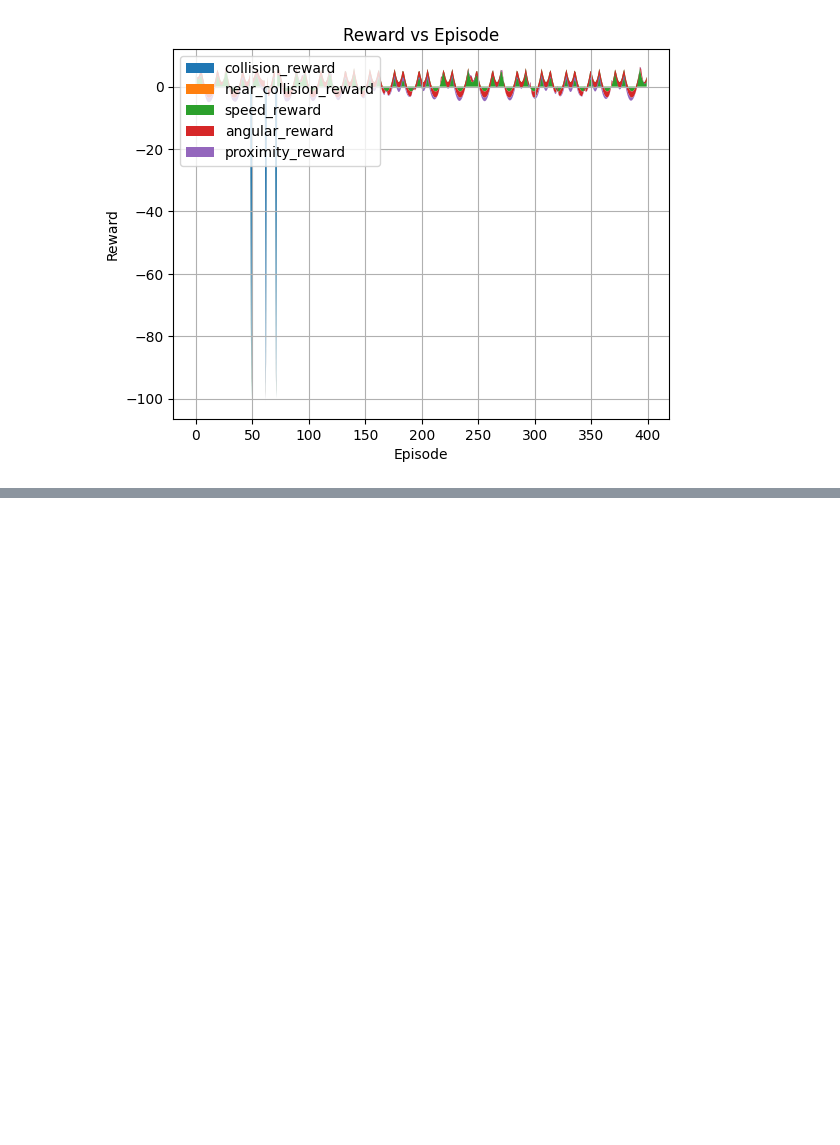
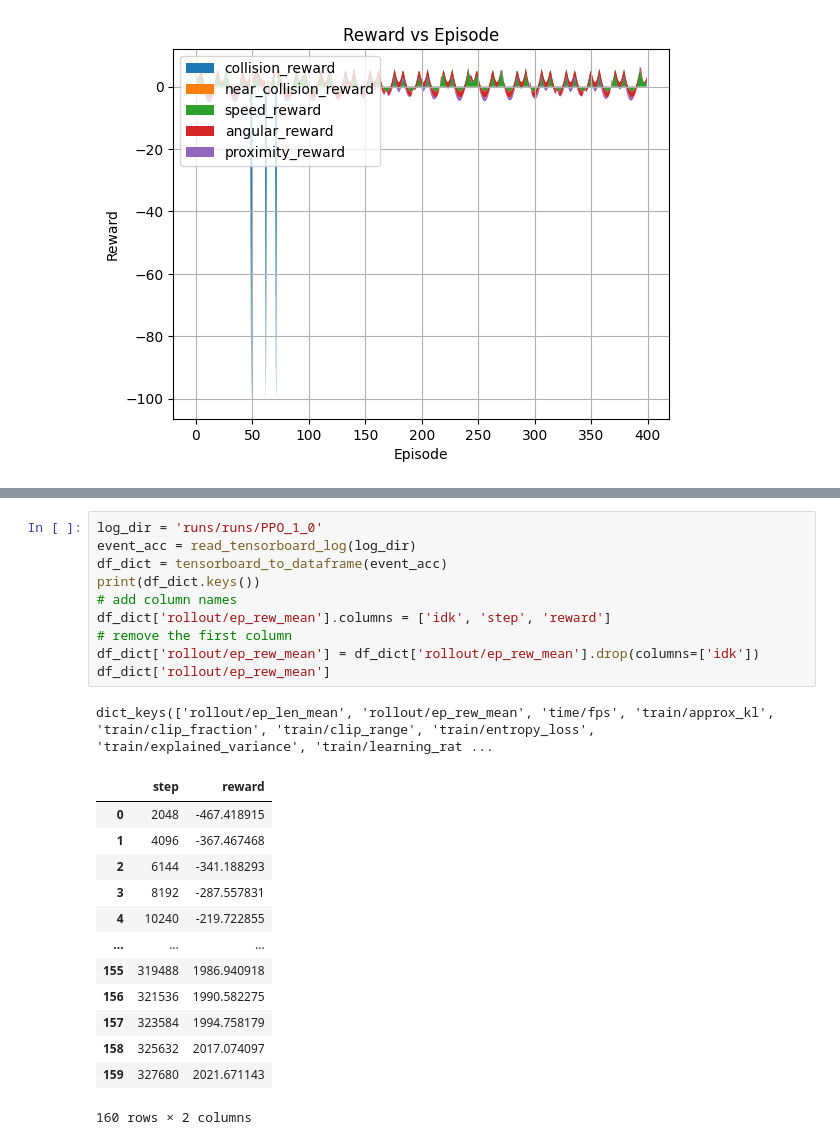
Before and after one commit to White-On/CrowdNav_Prediction_AttnGraph, a Jupyter notebook: data_analytics_plot.ipynb, the cells around one changed output, grey strips where cells are left out. Cells and saved outputs as stored; diff of their text form; blank space fills up the shorter version.

```diff
--- a/data_analytics_plot.ipynb
+++ b/data_analytics_plot.ipynb
@@ -108,0 +102,25 @@ chime.theme('sonic')
+# %%
+log_dir = 'runs/runs/PPO_1_0'
+event_acc = read_tensorboard_log(log_dir)
+df_dict = tensorboard_to_dataframe(event_acc)
+print(df_dict.keys())
+# add column names
+df_dict['rollout/ep_rew_mean'].columns = ['idk', 'step', 'reward']
+# remove the first column
+df_dict['rollout/ep_rew_mean'] = df_dict['rollout/ep_rew_mean'].drop(columns=['idk'])
+df_dict['rollout/ep_rew_mean']
+# %% [output]
+dict_keys(['rollout/ep_len_mean', 'rollout/ep_rew_mean', 'time/fps', 'train/approx_kl', 'train/clip_fraction', 'train/clip_range', 'train/entropy_loss', 'train/explained_variance', 'train/learning_rat ...
+|  | step | reward |
+| 0 | 2048 | -467.418915 |
+| 1 | 4096 | -367.467468 |
+| 2 | 6144 | -341.188293 |
+| 3 | 8192 | -287.557831 |
+| 4 | 10240 | -219.722855 |
+| ... | ... | ... |
+| 155 | 319488 | 1986.940918 |
+| 156 | 321536 | 1990.582275 |
+| 157 | 323584 | 1994.758179 |
+| 158 | 325632 | 2017.074097 |
+| 159 | 327680 | 2021.671143 |
+160 rows × 2 columns
```
Also changed, not shown: parts of 9 cells of this notebook, 2 other files.
